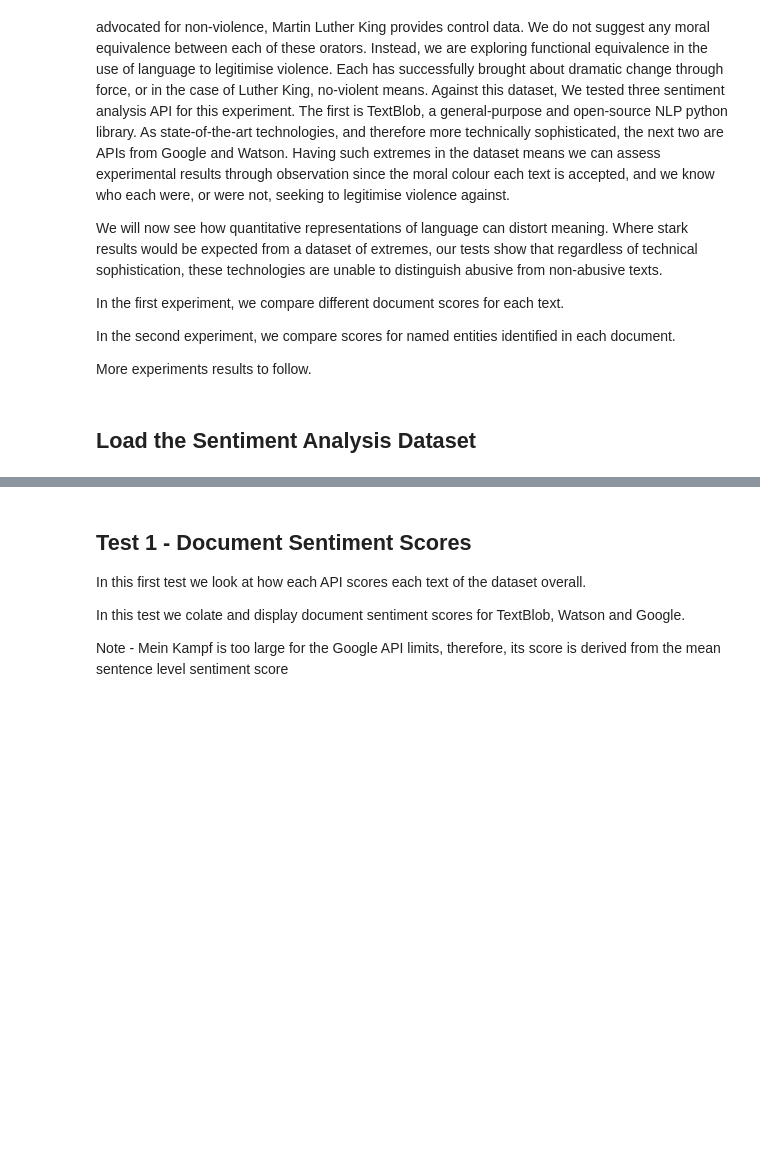
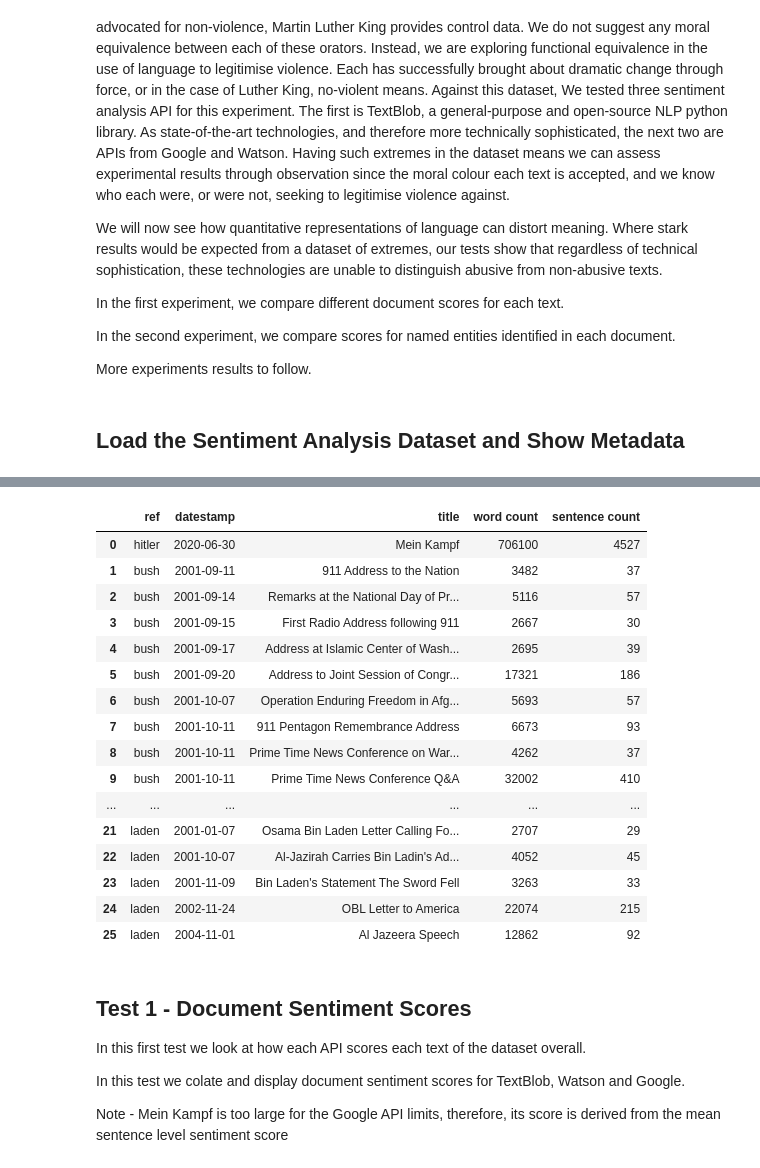
Before and after one commit to Fourthought/Hostile-Narrative-Analysis, a Jupyter notebook: Quantitative Analysis/Testing Sentiment Analysis.ipynb, the cells around one changed output, grey strips where cells are left out. Saved outputs shown, nothing was run; the diff lists cells and outputs as text; code cells hidden in the pictures; blank space fills up the shorter version.

```diff
--- a/Quantitative Analysis/Testing Sentiment Analysis.ipynb
+++ b/Quantitative Analysis/Testing Sentiment Analysis.ipynb
@@ -17,14 +17,19 @@ In the second experiment, we compare scores for named entities identified in eac
 
 More experiments results to follow.
 # %% [markdown]
-## Load the Sentiment Analysis Dataset
+## Load the Sentiment Analysis Dataset and Show Metadata
 # %%
 %%time
 import os
 import pickle
+import pandas as pd
+import importlib
+importlib.reload(cndplots)
 
 filepath = os.getcwd()
 pickle_filename = "sentiment_analysis"
 with open(os.path.join(filepath, pickle_filename), 'rb') as file:
     sentiment_analysis = pickle.load(file)
+
+pd.DataFrame(cndplots.get_doc_metadata(sentiment_analysis))
 # %% [output]
@@ -32,3 +37,20 @@ Wall time: 69.8 ms
+|  | ref | datestamp | title | word count | sentence count |
+| 0 | hitler | 2020-06-30 | Mein Kampf | 706100 | 4527 |
+| 1 | bush | 2001-09-11 | 911 Address to the Nation | 3482 | 37 |
+| 2 | bush | 2001-09-14 | Remarks at the National Day of Pr... | 5116 | 57 |
+| 3 | bush | 2001-09-15 | First Radio Address following 911 | 2667 | 30 |
+| 4 | bush | 2001-09-17 | Address at Islamic Center of Wash... | 2695 | 39 |
+| 5 | bush | 2001-09-20 | Address to Joint Session of Congr... | 17321 | 186 |
+| 6 | bush | 2001-10-07 | Operation Enduring Freedom in Afg... | 5693 | 57 |
+| 7 | bush | 2001-10-11 | 911 Pentagon Remembrance Address | 6673 | 93 |
+| 8 | bush | 2001-10-11 | Prime Time News Conference on War... | 4262 | 37 |
+| 9 | bush | 2001-10-11 | Prime Time News Conference Q&A | 32002 | 410 |
+| ... | ... | ... | ... | ... | ... |
+| 21 | laden | 2001-01-07 | Osama Bin Laden Letter Calling Fo... | 2707 | 29 |
+| 22 | laden | 2001-10-07 | Al-Jazirah Carries Bin Ladin's Ad... | 4052 | 45 |
+| 23 | laden | 2001-11-09 | Bin Laden's Statement The Sword Fell | 3263 | 33 |
+| 24 | laden | 2002-11-24 | OBL Letter to America | 22074 | 215 |
+| 25 | laden | 2004-11-01 | Al Jazeera Speech | 12862 | 92 |
 # %% [markdown]
 ## Test 1 - Document Sentiment Scores
 
```
Also changed, not shown: parts of 1 cell of this notebook.
